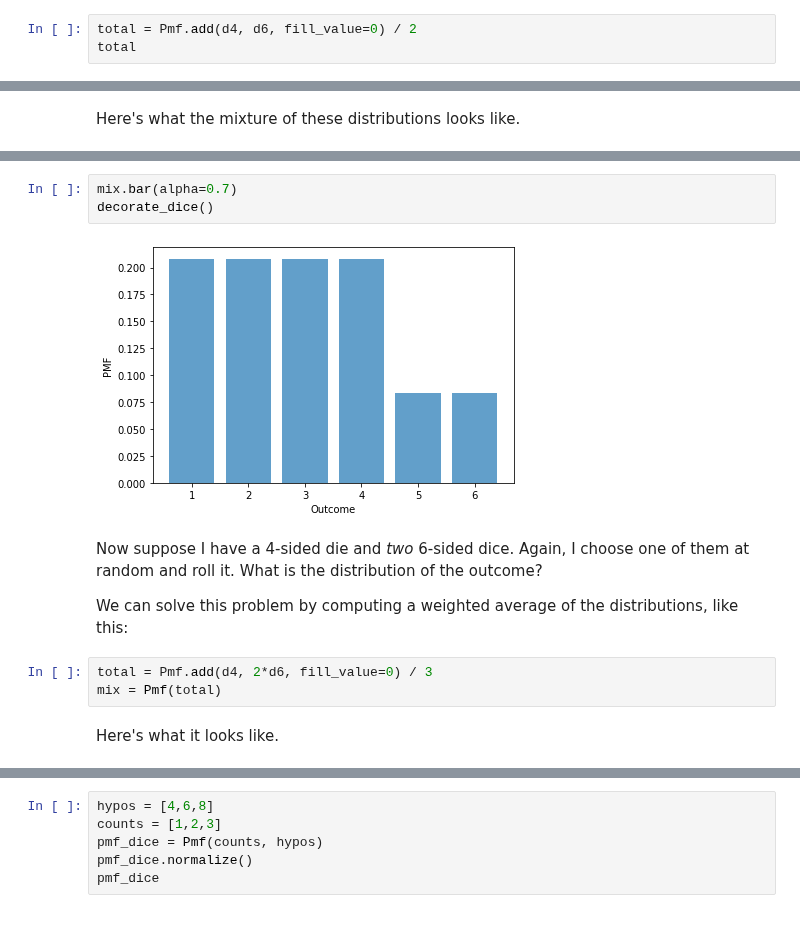
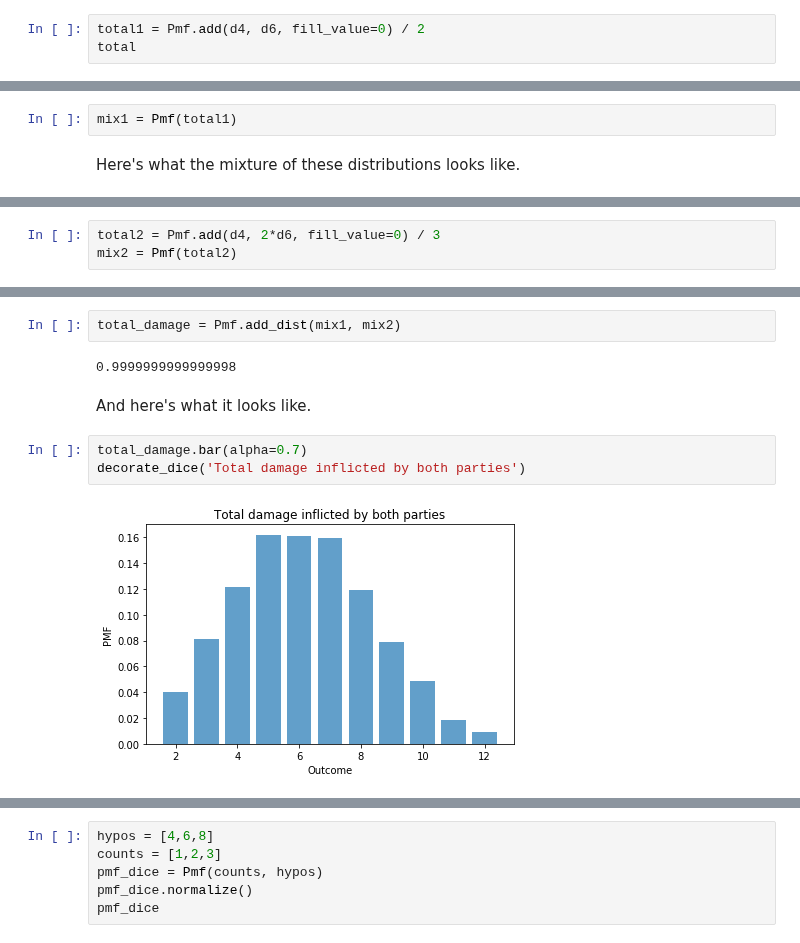
Before and after one commit to AllenDowney/ThinkBayes2, a Jupyter notebook: soln/chap06.ipynb, the cells around one changed output, grey strips where cells are left out. Drawn from its saved outputs; the diff is of its cells as text.

```diff
--- a/soln/chap06.ipynb
+++ b/soln/chap06.ipynb
@@ -408,5 +433,5 @@ To compute the distribution of the mixture, we can compute the average of the tw
 # %%
-total = Pmf.add(d4, d6, fill_value=0) / 2
+total1 = Pmf.add(d4, d6, fill_value=0) / 2
 total
 # %% [output]
 1    0.208333
@@ -427,2 +451,4 @@ mix = Pmf(total)
+# %%
+mix1 = Pmf(total1)
 # %% [markdown]
 Here's what the mixture of these distributions looks like.
@@ -428,0 +472,3 @@ Here's what the mixture of these distributions looks like.
+# %%
+total2 = Pmf.add(d4, 2*d6, fill_value=0) / 3
+mix2 = Pmf(total2)
@@ -429,16 +495,11 @@ Here's what the mixture of these distributions looks like.
+# %%
+total_damage = Pmf.add_dist(mix1, mix2)
+# %% [output]
+0.9999999999999998
+# %% [markdown]
+And here's what it looks like.
 # %%
-mix.bar(alpha=0.7)
-decorate_dice()
+total_damage.bar(alpha=0.7)
+decorate_dice('Total damage inflicted by both parties')
 # %% [output]
-[figure, old version]
+[figure, new version]
-# %% [markdown]
-Now suppose I have a 4-sided die and *two* 6-sided dice.
-Again, I choose one of them at random and roll it.
-What is the distribution of the outcome?
-
-We can solve this problem by computing a weighted average of the distributions, like this:
-# %%
-total = Pmf.add(d4, 2*d6, fill_value=0) / 3
-mix = Pmf(total)
-# %% [markdown]
-Here's what it looks like.
```
Also changed, not shown: parts of 41 cells of this notebook, 7 other files.
